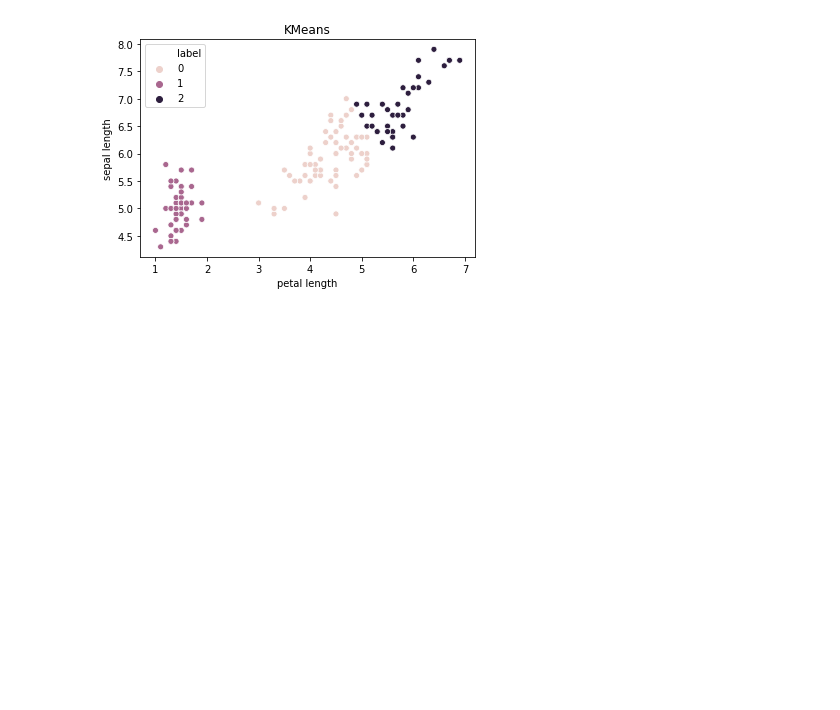
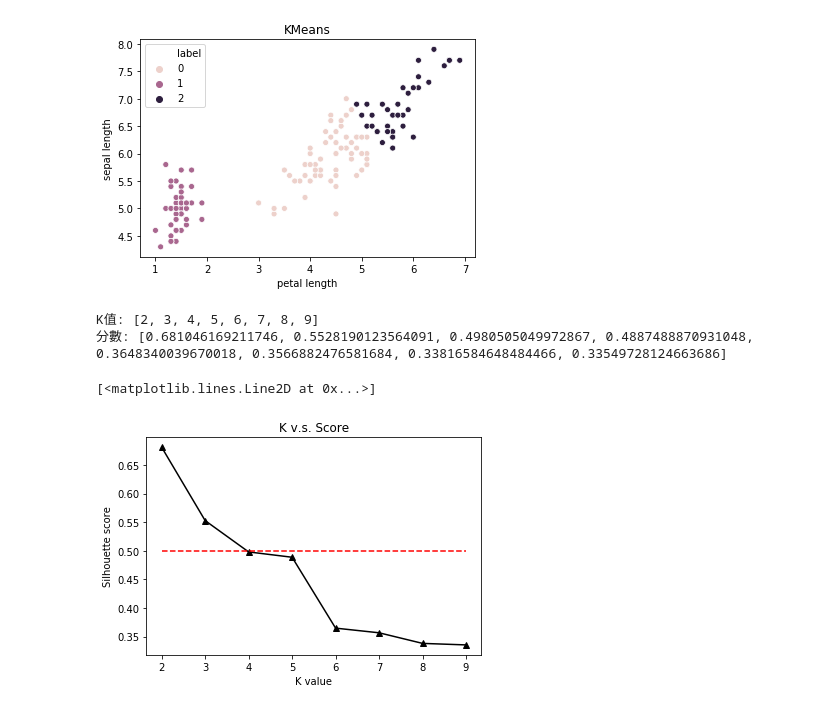
Before and after one commit to Elwing-Chou/MLTT, a Jupyter notebook: cluster.ipynb, the cells around one changed output. Cells and saved outputs as stored; diff of their text form; code cells hidden in the pictures; blank space fills up the shorter version.

```diff
--- a/cluster.ipynb
+++ b/cluster.ipynb
@@ -76,3 +76,29 @@ plt.ylabel("sepal length")
 # %% [output]
 Text(0, 0.5, 'sepal length')
 [figure]
+# %%
+from sklearn.metrics import silhouette_score
+x = []
+y = []
+for k in range(2, 10):
+    cluster = KMeans(n_clusters=k)
+    cluster.fit(iris["data"])
+    s = silhouette_score(iris["data"], cluster.labels_)
+    x.append(k)
+    y.append(s)
+print("K值:", x)
+print("分數:", y)
+# %% [output]
+K值: [2, 3, 4, 5, 6, 7, 8, 9]
+分數: [0.681046169211746, 0.5528190123564091, 0.4980505049972867, 0.4887488870931048, 0.3648340039670018, 0.3566882476581684, 0.33816584648484466, 0.33549728124663686]
+# %%
+# https://matplotlib.org/3.1.1/api/_as_gen/matplotlib.pyplot.plot.html
+threshold = [0.5] * len(x)
+plt.title("K v.s. Score")
+plt.xlabel("K value")
+plt.ylabel("Silhouette score")
+plt.plot(x, y, "^-k")
+plt.plot(x, threshold, "--r")
+# %% [output]
+[<matplotlib.lines.Line2D at 0x...>]
+[figure, added]
```
